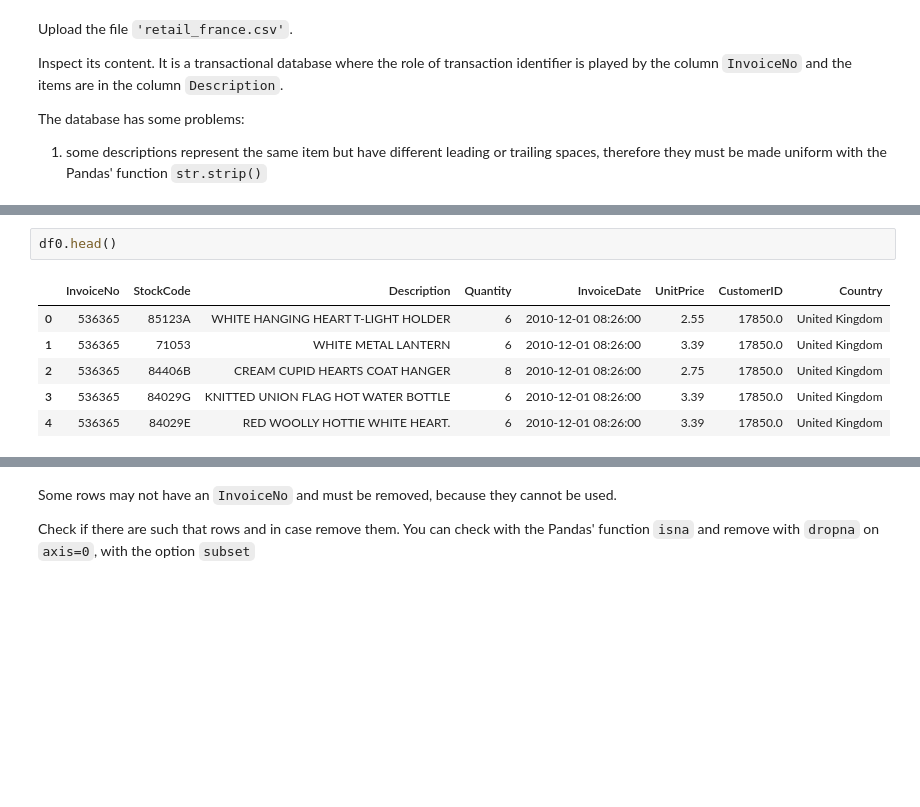
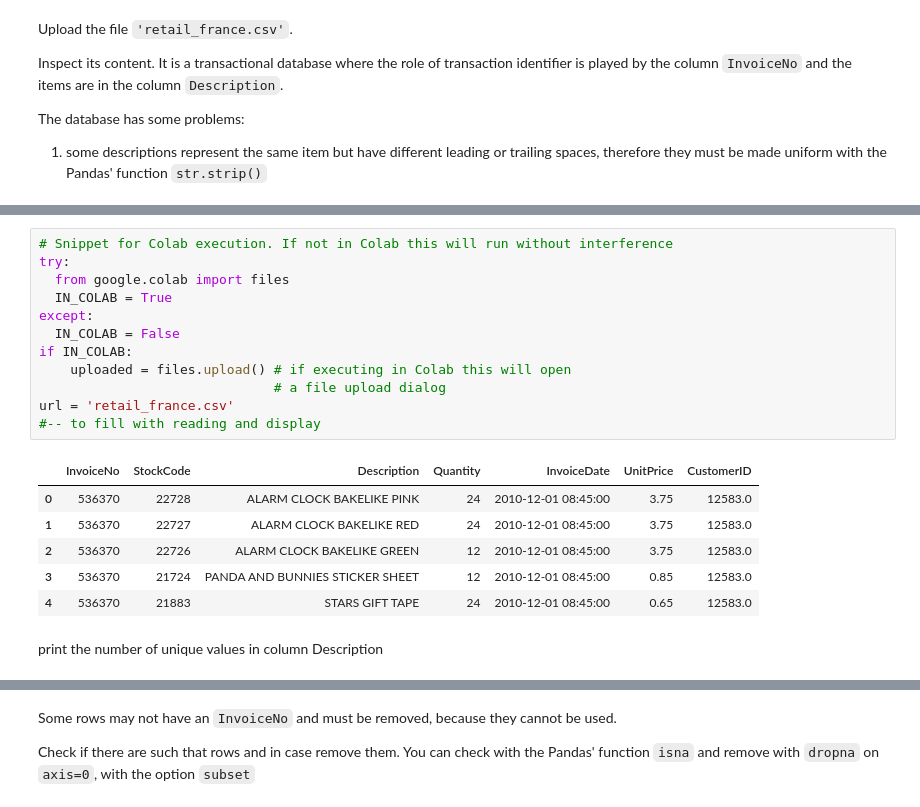
Before and after one commit to bladerun16/BBS_ML_repository, a Jupyter notebook: lab/lab08_association_rules/lab08_association_rules_nocode.ipynb, the cells around one changed output, grey strips where cells are left out. Saved outputs shown, nothing was run; the diff lists cells and outputs as text; blank space fills up the shorter version.

```diff
--- a/lab/lab08_association_rules/lab08_association_rules_nocode.ipynb
+++ b/lab/lab08_association_rules/lab08_association_rules_nocode.ipynb
@@ -36,10 +16,22 @@ url = 'retail_france.csv'
-# %%
-df0.head()
-# %% [output]
-|  | InvoiceNo | StockCode | Description | Quantity | InvoiceDate | UnitPrice | CustomerID | Country |
-| 0 | 536365 | 85123A | WHITE HANGING HEART T-LIGHT HOLDER | 6 | 2010-12-01 08:26:00 | 2.55 | 17850.0 | United Kingdom |
-| 1 | 536365 | 71053 | WHITE METAL LANTERN | 6 | 2010-12-01 08:26:00 | 3.39 | 17850.0 | United Kingdom |
-| 2 | 536365 | 84406B | CREAM CUPID HEARTS COAT HANGER | 8 | 2010-12-01 08:26:00 | 2.75 | 17850.0 | United Kingdom |
-| 3 | 536365 | 84029G | KNITTED UNION FLAG HOT WATER BOTTLE | 6 | 2010-12-01 08:26:00 | 3.39 | 17850.0 | United Kingdom |
-| 4 | 536365 | 84029E | RED WOOLLY HOTTIE WHITE HEART. | 6 | 2010-12-01 08:26:00 | 3.39 | 17850.0 | United Kingdom |
+# %%
+# Snippet for Colab execution. If not in Colab this will run without interference
+try:
+  from google.colab import files
+  IN_COLAB = True
+except:
+  IN_COLAB = False
+if IN_COLAB:
+    uploaded = files.upload() # if executing in Colab this will open
+                              # a file upload dialog
+url = 'retail_france.csv'
+#-- to fill with reading and display
+# %% [output]
+|  | InvoiceNo | StockCode | Description | Quantity | InvoiceDate | UnitPrice | CustomerID |
+| 0 | 536370 | 22728 | ALARM CLOCK BAKELIKE PINK | 24 | 2010-12-01 08:45:00 | 3.75 | 12583.0 |
+| 1 | 536370 | 22727 | ALARM CLOCK BAKELIKE RED | 24 | 2010-12-01 08:45:00 | 3.75 | 12583.0 |
+| 2 | 536370 | 22726 | ALARM CLOCK BAKELIKE GREEN | 12 | 2010-12-01 08:45:00 | 3.75 | 12583.0 |
+| 3 | 536370 | 21724 | PANDA AND BUNNIES STICKER SHEET | 12 | 2010-12-01 08:45:00 | 0.85 | 12583.0 |
+| 4 | 536370 | 21883 | STARS GIFT TAPE | 24 | 2010-12-01 08:45:00 | 0.65 | 12583.0 |
+# %% [markdown]
+print the number of unique values in column Description
 # %%
```
Also changed, not shown: parts of 28 cells of this notebook, 1 other file.
